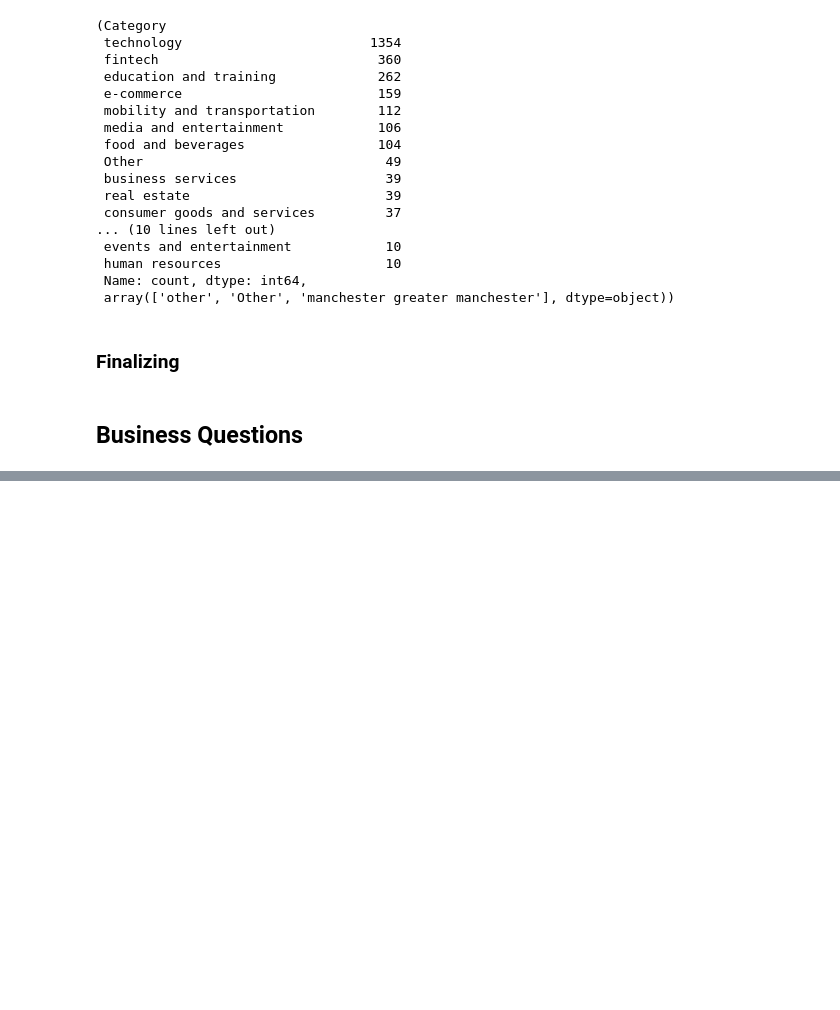
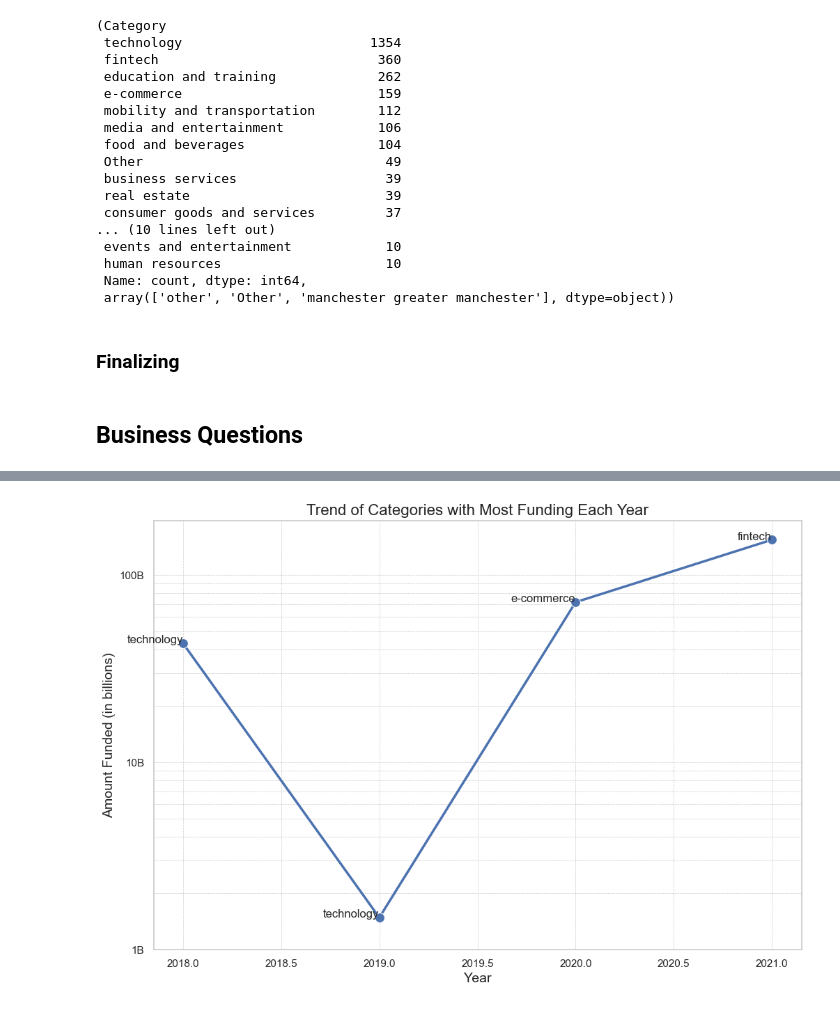
Before and after one commit to elishastanley/Indian-Start-up-Funding-Analysis-2018-2021, a Jupyter notebook: notebook/main.ipynb, the cells around one changed output, grey strips where cells are left out. Drawn from its saved outputs; the diff is of its cells as text; code cells hidden in the pictures; blank space fills up the shorter version.

```diff
--- a/notebook/main.ipynb
+++ b/notebook/main.ipynb
@@ -883,0 +877,2 @@ data.to_csv('data/cleaned_startup_funding.csv', index=False)
+# %%
+data = pd.read_csv('data/cleaned_startup_funding.csv')
@@ -883,0 +881,14 @@ data.to_csv('data/cleaned_startup_funding.csv', index=False)
+# %%
+# Grouping the data by Fund_Year and Category, and sum the Amount for each group
+funding_by_year_category = data.groupby(['Fund_Year', 'Category'])[
+    'Amount'].sum().reset_index()
+
+# Finding the category with the maximum funding for each year
+max_funding_by_year = funding_by_year_category.loc[funding_by_year_category.groupby(
+    'Fund_Year')['Amount'].idxmax()]
+
+# Formatting the Amount column to not use scientific notation
+max_funding_by_year['Amount'] = max_funding_by_year['Amount'].apply(lambda x: f"{
+                                                                    x:,.0f}")
+
+max_funding_by_year
@@ -883,0 +901,30 @@ data.to_csv('data/cleaned_startup_funding.csv', index=False)
+# %%
+import seaborn as sns
+
+# Set the style for the plot
+sns.set(style="whitegrid")
+
+# Create the plot
+plt.figure(figsize=(12, 8))
+sns.lineplot(data=max_funding_by_year, x='Fund_Year', y='Amount',
+             marker='o', linewidth=2.5, markersize=10)
+
+# Annotate the points with the category names
+for i in range(len(max_funding_by_year)):
+    plt.text(max_funding_by_year['Fund_Year'].iloc[i], max_funding_by_year['Amount'].iloc[i],
+             max_funding_by_year['Category'].iloc[i], fontsize=12, ha='right')
+
+# Add titles and labels
+plt.title('Trend of Categories with Most Funding Each Year', fontsize=16)
+plt.xlabel('Year', fontsize=14)
+plt.ylabel('Amount Funded (in billions)', fontsize=14)
+
+# Adjust the y-axis scale and format
+plt.yscale('log')
+plt.yticks([1e9, 1e10, 1e11], ['1B', '10B', '100B'])
+plt.grid(True, which='both', linestyle='--', linewidth=0.5)
+
+# Show the plot
+plt.show()
+# %% [output]
+[figure, added]
```
Also changed, not shown: parts of 21 cells of this notebook.
